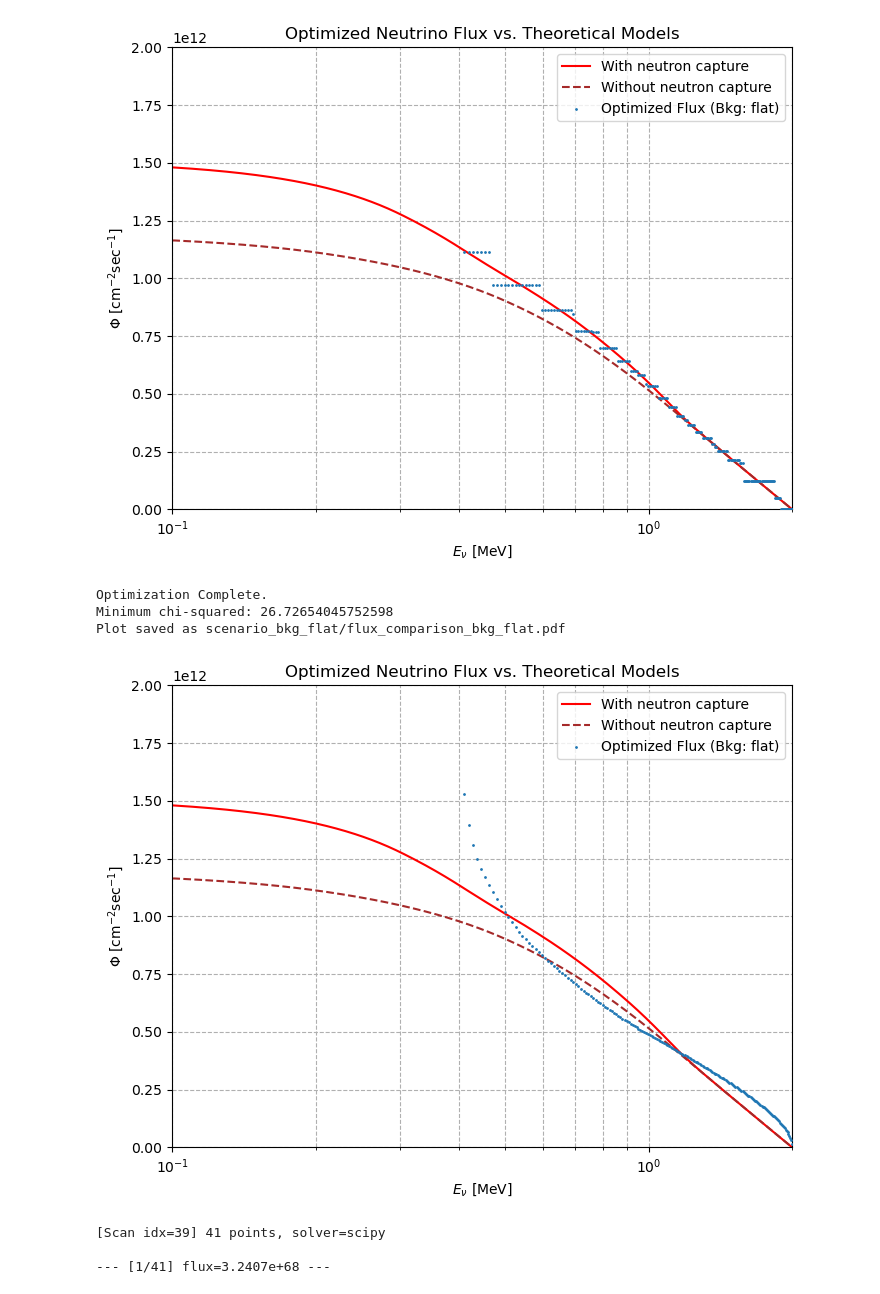
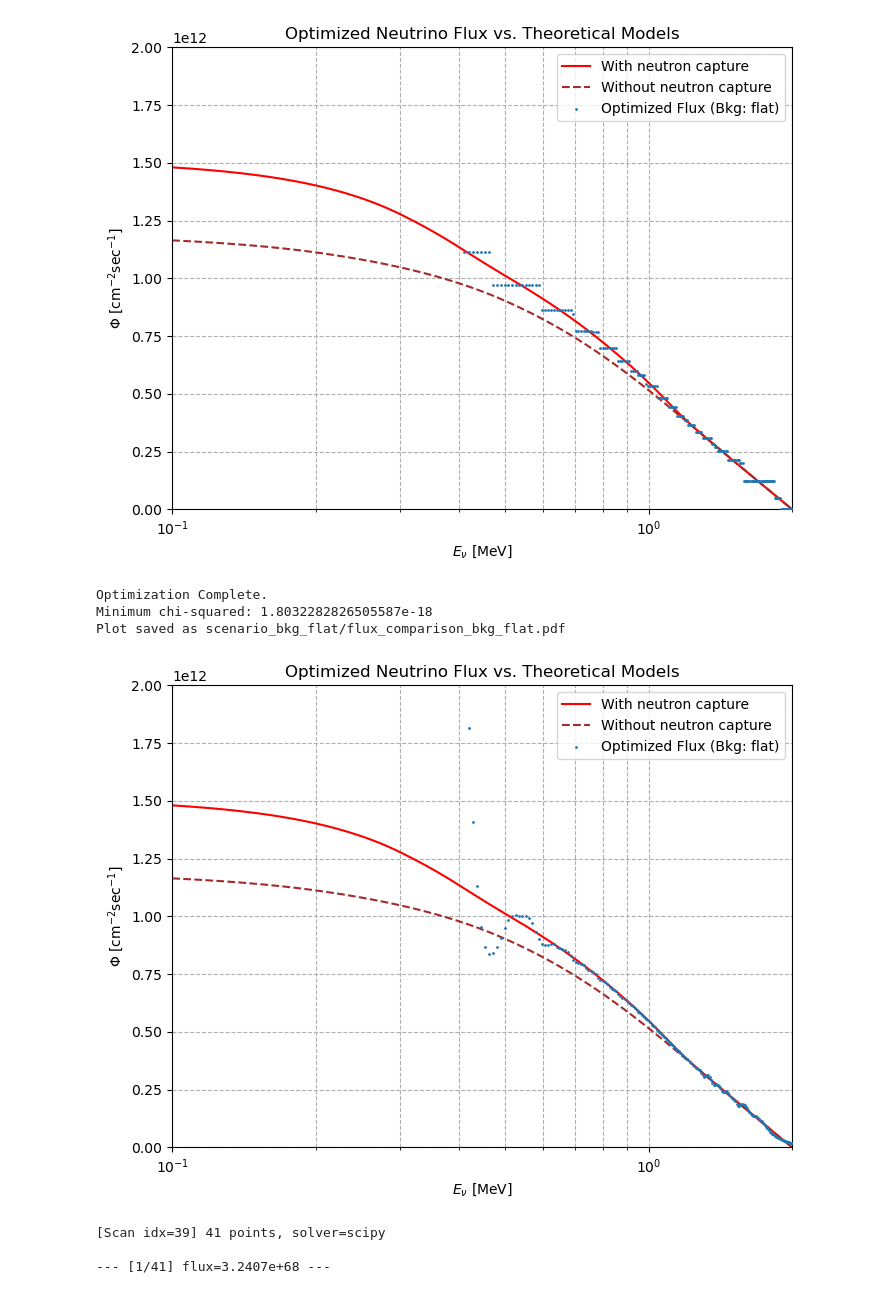
Before and after one commit to kyphys-creator/neutrinoAnalysis, a Jupyter notebook: montecarlo.ipynb, the cells around one changed output. Cells and saved outputs as stored; diff of their text form; code cells hidden in the pictures.

Commit message:
Update notebook and regenerated flux comparison plot
Co-Authored-By: Claude Opus 4.7 <noreply@anthropic.com>

```diff
--- a/montecarlo.ipynb
+++ b/montecarlo.ipynb
@@ -11,6 +11,8 @@ a = NeutrinoAnalysis(background_scenario='flat', intervals='180',
 # 途中でも切り替え可能
 #a.set_solver('osqp')
 # %%
+a = NeutrinoAnalysis(background_scenario='flat', intervals='180',
+                     GeV=0.32e16, solver='scipy')
 result_flat = a.optimize(a.data_vector)
 print("\nOptimization Complete.")
 print(f"Minimum chi-squared: {result_flat.fun / a.c}")
@@ -21,19 +23,19 @@ Optimization Complete.
 Minimum chi-squared: 3.813569201894367e-30
 Plot saved as scenario_bkg_flat/flux_comparison_bkg_flat.pdf
 [figure]
-# %%
-a.set_solver('osqp')
 # %%
-result_flat = a.optimize(a.data_vector)
+a2 = NeutrinoAnalysis(background_scenario='flat', intervals='180',
+                     GeV=1e10, solver='osqp')
+result_flat2 = a2.optimize(a.data_vector)
 print("\nOptimization Complete.")
-print(f"Minimum chi-squared: {result_flat.fun / a.c}")
+print(f"Minimum chi-squared: {result_flat2.fun / a2.c}")
 # 3. Plot the primary result: the optimized flux vs. theory.
-a.plot_flux_comparison(save = True)
+a2.plot_flux_comparison(save = True)
 # %% [output]
 Optimization Complete.
-Minimum chi-squared: 26.72654045752598
+Minimum chi-squared: 1.8032282826505587e-18
 Plot saved as scenario_bkg_flat/flux_comparison_bkg_flat.pdf
-[figure, old version]
+[figure, new version]
 # %%
 a.optimize(a.data_vector)        # ベストフィットを先に求める（self.result を埋める）
 
```
Also changed, not shown: 1 other file.
